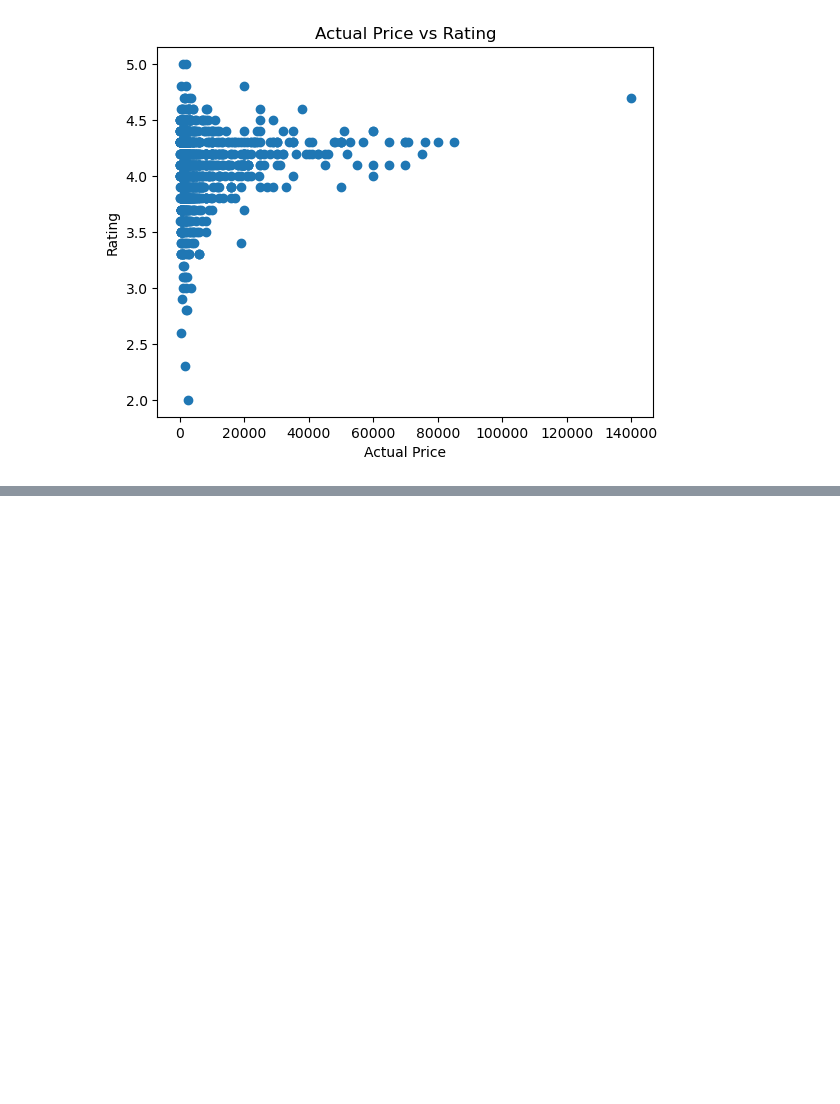
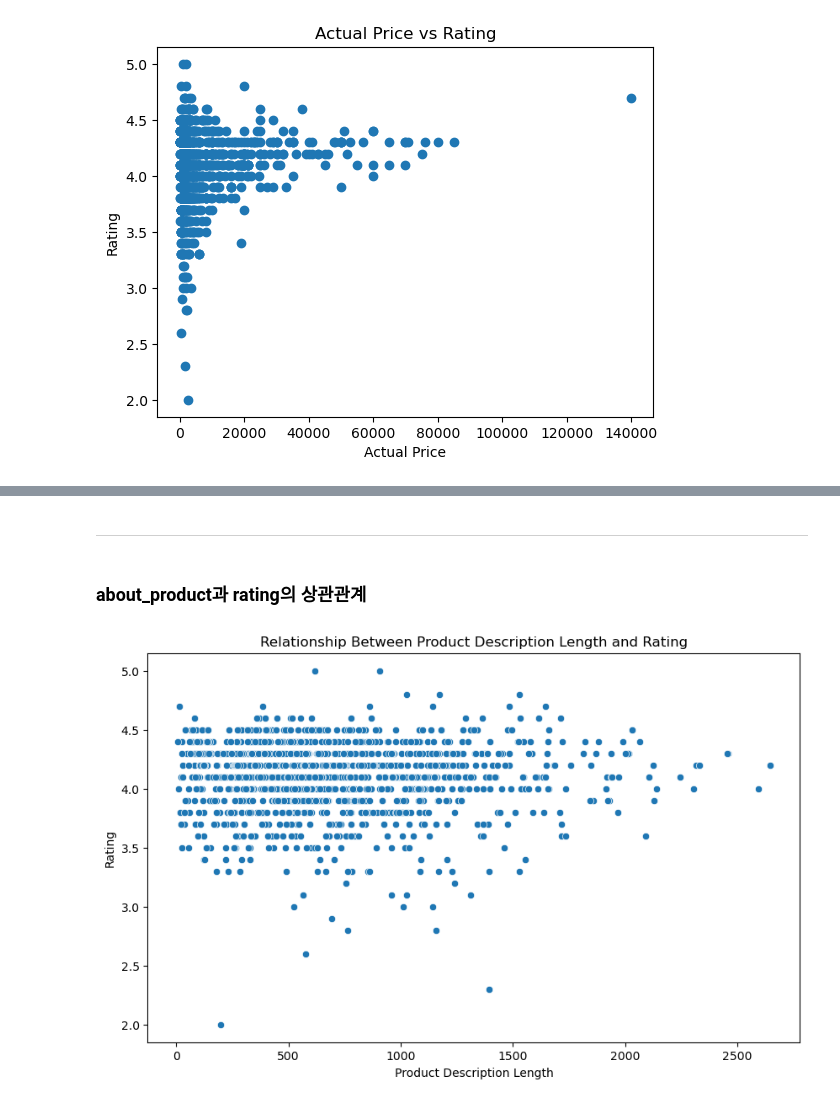
Before and after one commit to BenCyera/Amazon_sales_machine_learning, a Jupyter notebook: notebooks/jaei/rating_EDA.ipynb, the cells around one changed output, grey strips where cells are left out. Drawn from its saved outputs; the diff is of its cells as text; code cells hidden in the pictures; blank space fills up the shorter version.

```diff
--- a/notebooks/jaei/rating_EDA.ipynb
+++ b/notebooks/jaei/rating_EDA.ipynb
@@ -246,0 +296,20 @@ plt.show()
+# %% [markdown]
+---
+# %% [markdown]
+### about_product과 rating의 상관관계
+# %%
+# about_product 열의 길이를 계산하고 새로운 열로 추가
+df['about_product_length'] = df['about_product'].apply(len)
+
+# about_product_length와 rating 간의 상관관계를 확인
+correlation_about_length_rating = df[['about_product_length', 'rating']].corr().iloc[0, 1]
+
+# about_product_length와 rating 간의 관계를 시각화
+plt.figure(figsize=(10, 6))
+sns.scatterplot(data=df, x='about_product_length', y='rating')
+plt.title('Relationship Between Product Description Length and Rating')
+plt.xlabel('Product Description Length')
+plt.ylabel('Rating')
+plt.show()
+# %% [output]
+[figure, added]
```
Also changed, not shown: parts of 11 cells of this notebook.
